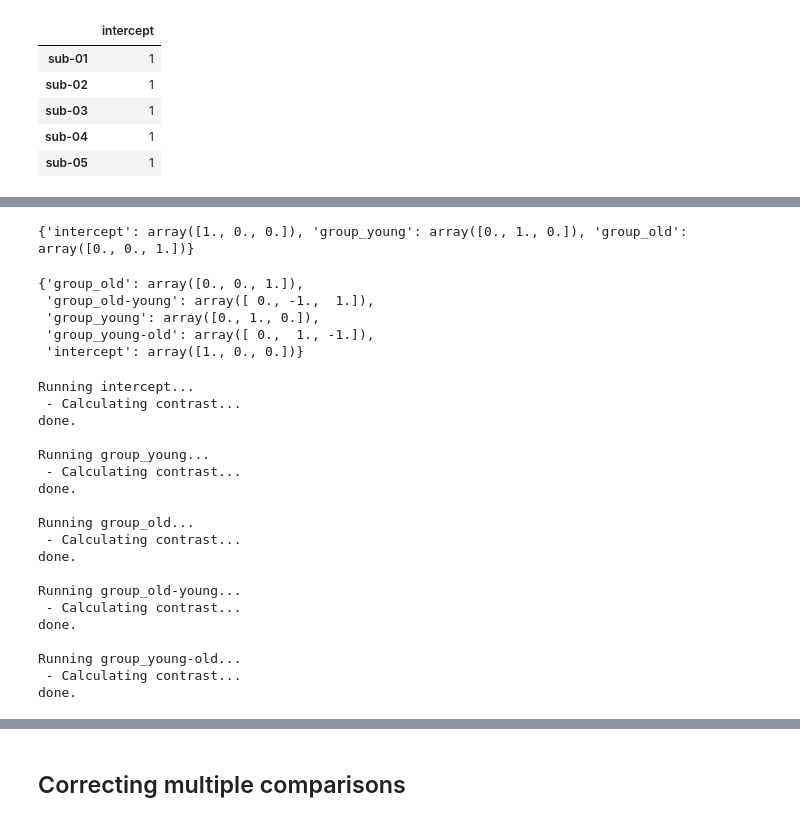
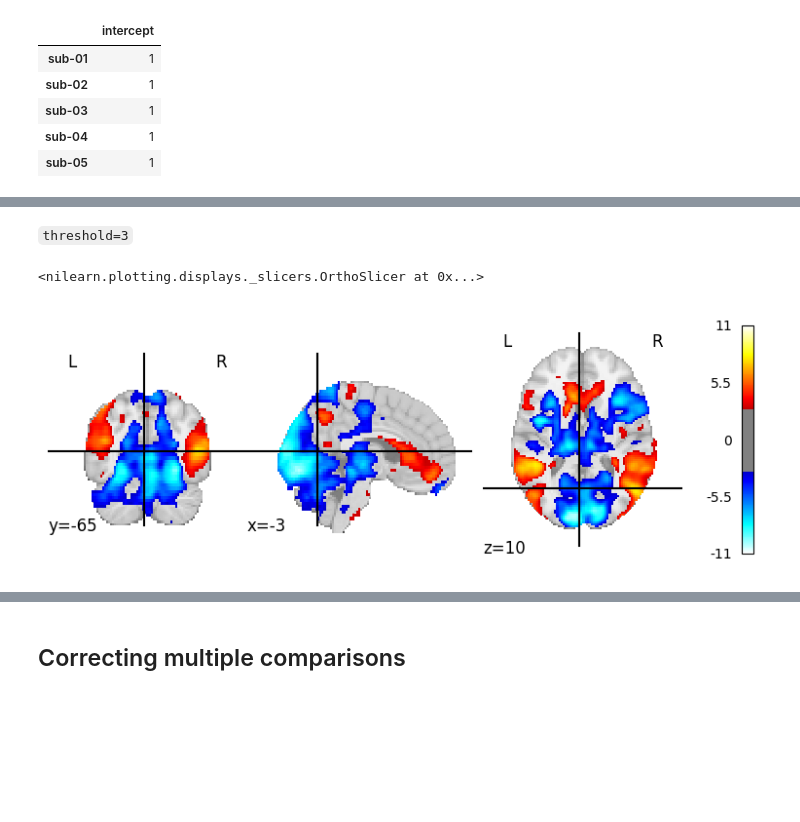
Before and after one commit to dominikpegler/tewa2-neuroimaging, a Jupyter notebook: assignments/Group assignment/Group assignment.ipynb, the cells around one changed output, grey strips where cells are left out. Drawn from its saved outputs; the diff is of its cells as text; code cells hidden in the pictures; blank space fills up the shorter version.

```diff
--- a/assignments/Group assignment/Group assignment.ipynb
+++ b/assignments/Group assignment/Group assignment.ipynb
@@ -179,49 +148,0 @@ array([[1., 0., 0.],
-# %%
-contrasts = dict(
-    [
-        (column, contrast_matrix[i])
-        for i, column in enumerate(design_matrix_groups.columns)
-    ]
-)
-print(contrasts)
-# %% [output]
-{'intercept': array([1., 0., 0.]), 'group_young': array([0., 1., 0.]), 'group_old': array([0., 0., 1.])}
-# %%
-contrasts["group_old-young"] = contrasts["group_old"] - contrasts["group_young"]
-contrasts["group_young-old"] = -contrasts["group_old"] + contrasts["group_young"]
-pprint(contrasts)
-# %% [output]
-{'group_old': array([0., 0., 1.]),
- 'group_old-young': array([ 0., -1.,  1.]),
- 'group_young': array([0., 1., 0.]),
- 'group_young-old': array([ 0.,  1., -1.]),
- 'intercept': array([1., 0., 0.])}
-# %%
-cmaps_second = {con: None for con in contrasts}
-
-for con in contrasts:
-    print(f"\nRunning {con}...")
-    print(f" - Calculating contrast...")
-    res = second_level.compute_contrast(contrasts[con], output_type="z_score")
-    cmaps_second[con] = res
-    print("done.")
-# %% [output]
-Running intercept...
- - Calculating contrast...
-done.
-
-Running group_young...
- - Calculating contrast...
-done.
-
-Running group_old...
- - Calculating contrast...
-done.
-
-Running group_old-young...
- - Calculating contrast...
-done.
-
-Running group_young-old...
- - Calculating contrast...
-done.
@@ -227,0 +158,7 @@ done.
+# %% [markdown]
+`threshold=3`
+# %%
+plotting.plot_stat_map(other_self, threshold=3)
+# %% [output]
+<nilearn.plotting.displays._slicers.OrthoSlicer at 0x...>
+[figure, added]
```
Also changed, not shown: parts of 21 cells of this notebook.
